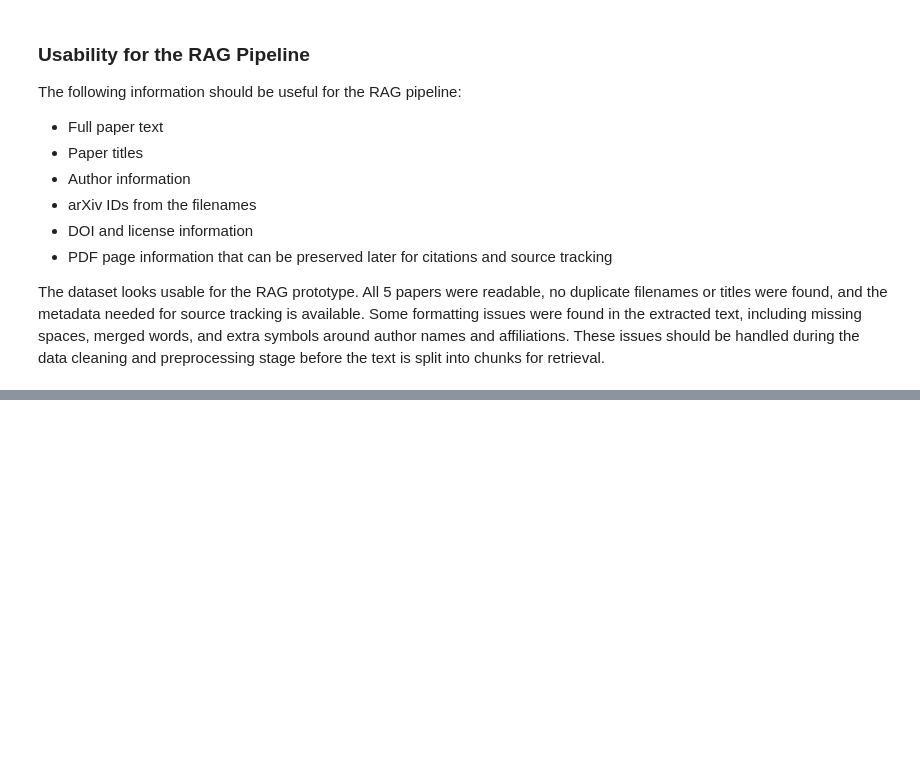
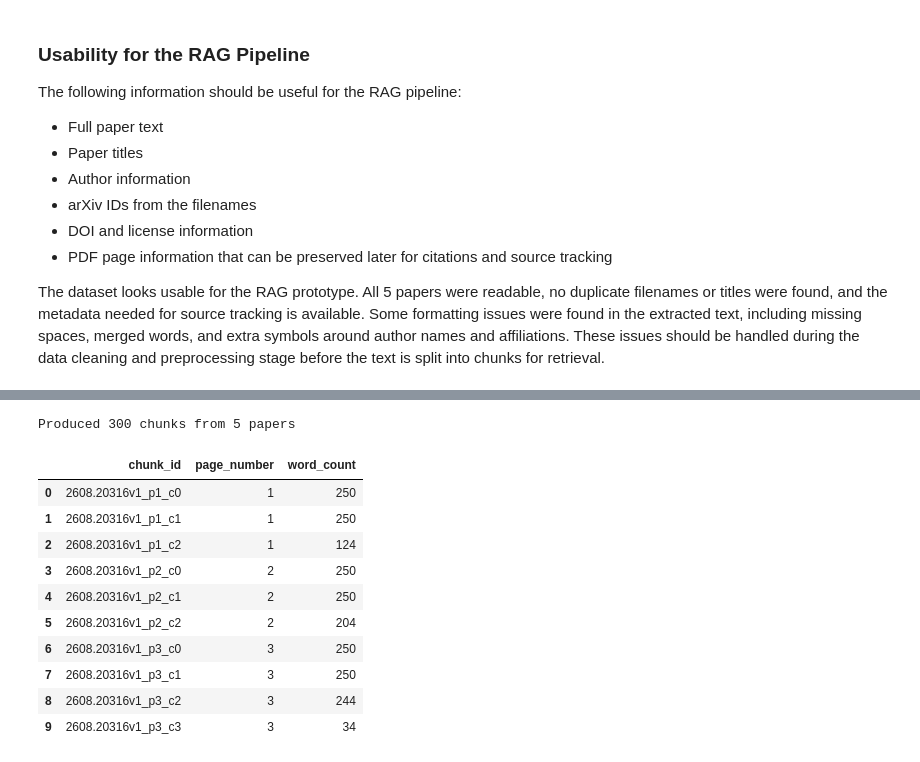
Before and after one commit to Break-Through-Tech/KPMG-1K-ai-research-intelligence-agent-for-business-insight-translation, a Jupyter notebook: notebooks/01_data_assessment.ipynb, the cells around one changed output, grey strips where cells are left out. Cells and saved outputs as stored; diff of their text form; code cells hidden in the pictures; blank space fills up the shorter version.

Commit message:
Complete data assessment notebook

```diff
--- a/notebooks/01_data_assessment.ipynb
+++ b/notebooks/01_data_assessment.ipynb
@@ -262,0 +265,16 @@ The dataset looks usable for the RAG prototype. All 5 papers were readable, no d
+# %%
+# extra imports , output dir
+
+import re
+import json
+import unicodedata
+from dataclasses import dataclass
+import logging
+
+logging.basicConfig(level=logging.INFO, format="%(asctime)s | %(levelname)s | %(message)s")
+logger = logging.getLogger("ingestion_pipeline")
+
+processed_dir = data_dir.parent / "data_processed"
+processed_dir.mkdir(exist_ok=True)
+
+print("Processed output directory:", processed_dir)
@@ -262,0 +371,58 @@ The dataset looks usable for the RAG prototype. All 5 papers were readable, no d
+# %%
+# chunck text
+
+CHUNK_SIZE_WORDS = 250
+CHUNK_OVERLAP_WORDS = 40
+
+
+def chunk_text(text: str, chunk_size: int = CHUNK_SIZE_WORDS, overlap: int = CHUNK_OVERLAP_WORDS) -> list[str]:
+    """Split text into overlapping word-based chunks. Returns [] for empty text."""
+    words = text.split()
+    if not words:
+        return []
+    if len(words) <= chunk_size:
+        return [text]
+
+    chunks = []
+    start = 0
+    while start < len(words):
+        end = start + chunk_size
+        chunks.append(" ".join(words[start:end]))
+        start += chunk_size - overlap
+    return chunks
+
+
+chunk_records = []
+for _, row in pages_df.iterrows():
+    page_chunks = chunk_text(row["cleaned_text"])
+    for chunk_index, chunk in enumerate(page_chunks):
+        chunk_records.append({
+            "chunk_id": f"{row['arxiv_id']}_p{row['page_number']}_c{chunk_index}",
+            "arxiv_id": row["arxiv_id"],
+            "filename": row["filename"],
+            "title": row["title"],
+            "author": row["author"],
+            "doi": row["doi"],
+            "license": row["license"],
+            "page_number": row["page_number"],
+            "chunk_index": chunk_index,
+            "text": chunk,
+            "word_count": len(chunk.split())
+        })
+
+chunks_df = pd.DataFrame(chunk_records)
+print(f"Produced {len(chunks_df)} chunks from {pages_df['filename'].nunique()} papers")
+chunks_df[["chunk_id", "page_number", "word_count"]].head(10)
+# %% [output]
+Produced 300 chunks from 5 papers
+|  | chunk_id | page_number | word_count |
+| 0 | 2608.20316v1_p1_c0 | 1 | 250 |
+| 1 | 2608.20316v1_p1_c1 | 1 | 250 |
+| 2 | 2608.20316v1_p1_c2 | 1 | 124 |
+| 3 | 2608.20316v1_p2_c0 | 2 | 250 |
+| 4 | 2608.20316v1_p2_c1 | 2 | 250 |
+| 5 | 2608.20316v1_p2_c2 | 2 | 204 |
+| 6 | 2608.20316v1_p3_c0 | 3 | 250 |
+| 7 | 2608.20316v1_p3_c1 | 3 | 250 |
+| 8 | 2608.20316v1_p3_c2 | 3 | 244 |
+| 9 | 2608.20316v1_p3_c3 | 3 | 34 |
```
Also changed, not shown: parts of 9 cells of this notebook.
